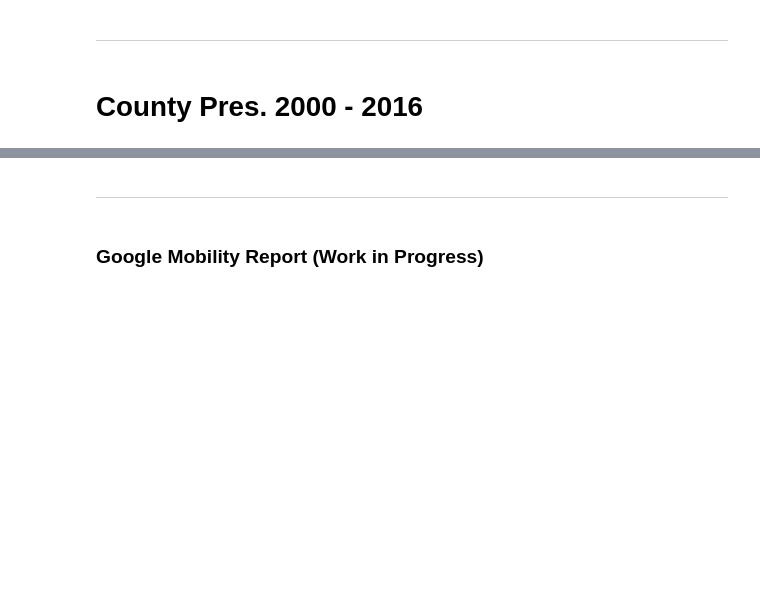
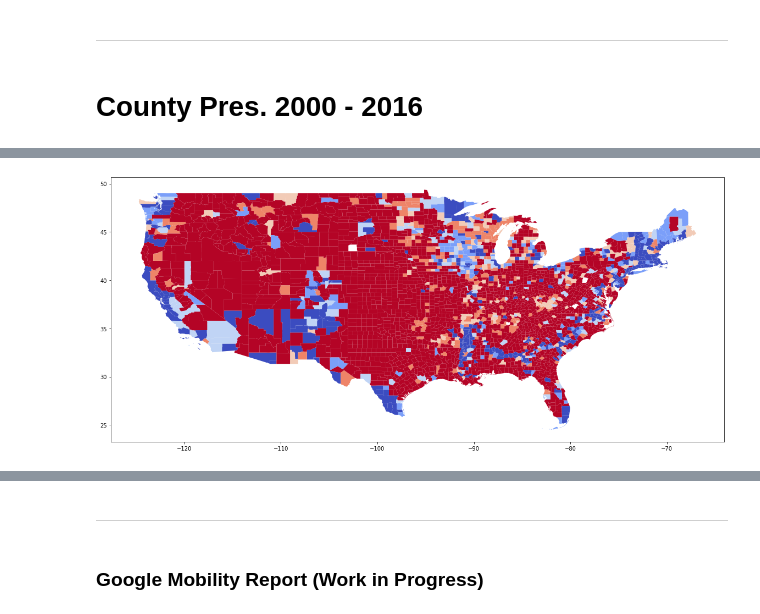
Before and after one commit to joshuaiokua/data100_final-project, a Jupyter notebook: Josh_notebook.ipynb, the cells around one changed output, grey strips where cells are left out. Cells and saved outputs as stored; diff of their text form; code cells hidden in the pictures; blank space fills up the shorter version.

```diff
--- a/Josh_notebook.ipynb
+++ b/Josh_notebook.ipynb
@@ -162,0 +181,8 @@ cont_merged = counties_df.merge(county_winners_cont_df, on='FIPS', how='inner')
+# %%
+merged_shape_cat = shape.loc[:, ('STATEFP', 'COUNTYFP', 'geometry')].merge(cat_merged.loc[:, ('Total', 'STATEFP', 'COUNTYFP')],
+                                                            on=['STATEFP', 'COUNTYFP']).loc[:, ('Total', 'geometry')]
+merged_shape_cat = merged_shape_cat.cx[-130:-50, 20:]
+
+merged_shape_cat.plot(column='Total', cmap='coolwarm', figsize=(20,10), linewidth=0, edgecolor='white');
+# %% [output]
+[figure, added]
```
Also changed, not shown: parts of 3 cells of this notebook.
